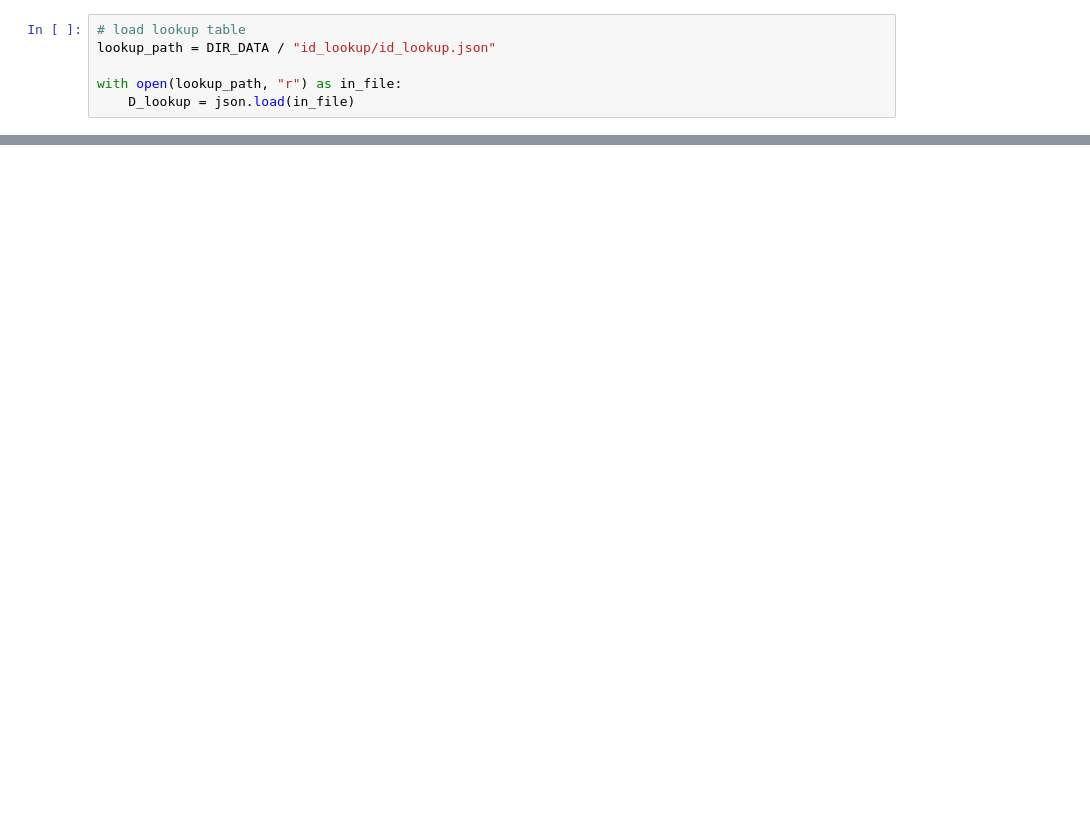
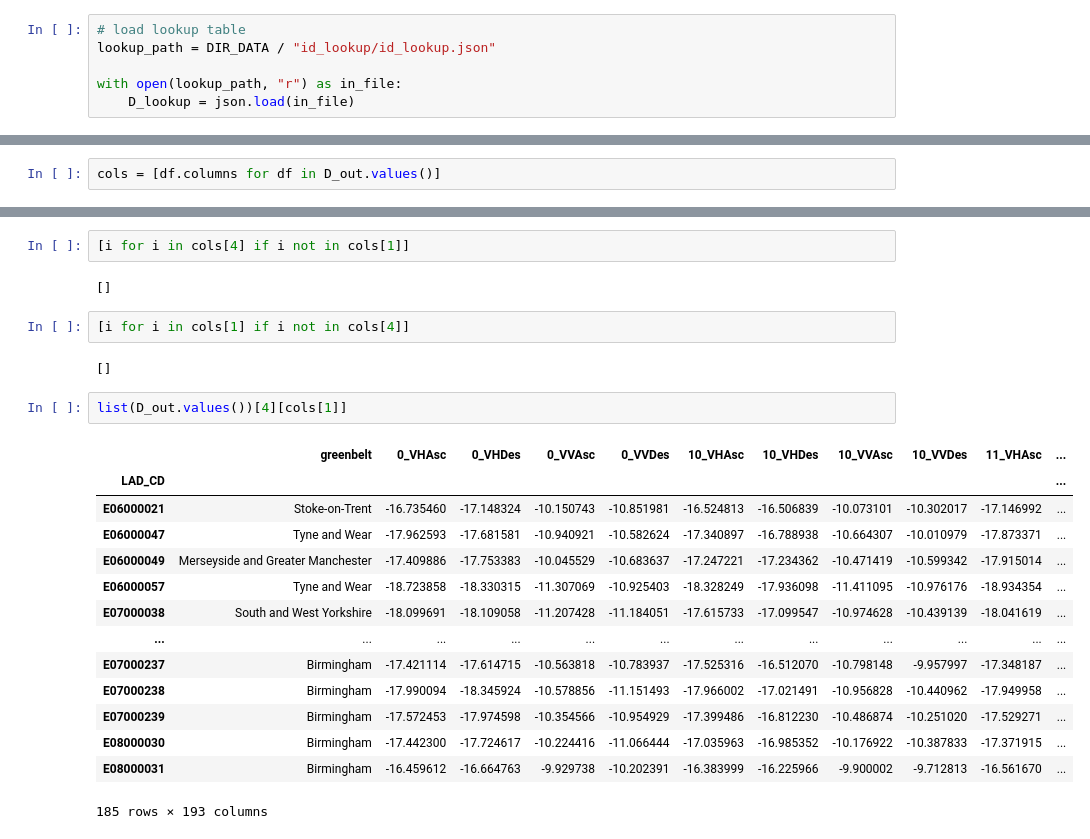
Before and after one commit to FinleyGibson/greensight, a Jupyter notebook: notebooks/sandbox/03_data_unification.ipynb, the cells around one changed output, grey strips where cells are left out. Cells and saved outputs as stored; diff of their text form; blank space fills up the shorter version.

```diff
--- a/notebooks/sandbox/03_data_unification.ipynb
+++ b/notebooks/sandbox/03_data_unification.ipynb
@@ -124,0 +106,2 @@ import matplotlib.pyplot as plt
+# %%
+cols = [df.columns for df in D_out.values()]
@@ -124,0 +138,25 @@ import matplotlib.pyplot as plt
+# %%
+[i for i in cols[4] if i not in cols[1]]
+# %% [output]
+[]
+# %%
+[i for i in cols[1] if i not in cols[4]]
+# %% [output]
+[]
+# %%
+list(D_out.values())[4][cols[1]]
+# %% [output]
+|  | greenbelt | 0_VHAsc | 0_VHDes | 0_VVAsc | 0_VVDes | 10_VHAsc | 10_VHDes | 10_VVAsc | 10_VVDes | 11_VHAsc | ... |
+| LAD_CD |  |  |  |  |  |  |  |  |  |  | ... |
+| E06000021 | Stoke-on-Trent | -16.735460 | -17.148324 | -10.150743 | -10.851981 | -16.524813 | -16.506839 | -10.073101 | -10.302017 | -17.146992 | ... |
+| E06000047 | Tyne and Wear | -17.962593 | -17.681581 | -10.940921 | -10.582624 | -17.340897 | -16.788938 | -10.664307 | -10.010979 | -17.873371 | ... |
+| E06000049 | Merseyside and Greater Manchester | -17.409886 | -17.753383 | -10.045529 | -10.683637 | -17.247221 | -17.234362 | -10.471419 | -10.599342 | -17.915014 | ... |
+| E06000057 | Tyne and Wear | -18.723858 | -18.330315 | -11.307069 | -10.925403 | -18.328249 | -17.936098 | -11.411095 | -10.976176 | -18.934354 | ... |
+| E07000038 | South and West Yorkshire | -18.099691 | -18.109058 | -11.207428 | -11.184051 | -17.615733 | -17.099547 | -10.974628 | -10.439139 | -18.041619 | ... |
+| ... | ... | ... | ... | ... | ... | ... | ... | ... | ... | ... | ... |
+| E07000237 | Birmingham | -17.421114 | -17.614715 | -10.563818 | -10.783937 | -17.525316 | -16.512070 | -10.798148 | -9.957997 | -17.348187 | ... |
+| E07000238 | Birmingham | -17.990094 | -18.345924 | -10.578856 | -11.151493 | -17.966002 | -17.021491 | -10.956828 | -10.440962 | -17.949958 | ... |
+| E07000239 | Birmingham | -17.572453 | -17.974598 | -10.354566 | -10.954929 | -17.399486 | -16.812230 | -10.486874 | -10.251020 | -17.529271 | ... |
+| E08000030 | Birmingham | -17.442300 | -17.724617 | -10.224416 | -11.066444 | -17.035963 | -16.985352 | -10.176922 | -10.387833 | -17.371915 | ... |
+| E08000031 | Birmingham | -16.459612 | -16.664763 | -9.929738 | -10.202391 | -16.383999 | -16.225966 | -9.900002 | -9.712813 | -16.561670 | ... |
+185 rows × 193 columns
```
Also changed, not shown: parts of 26 cells of this notebook, 5 other files.
